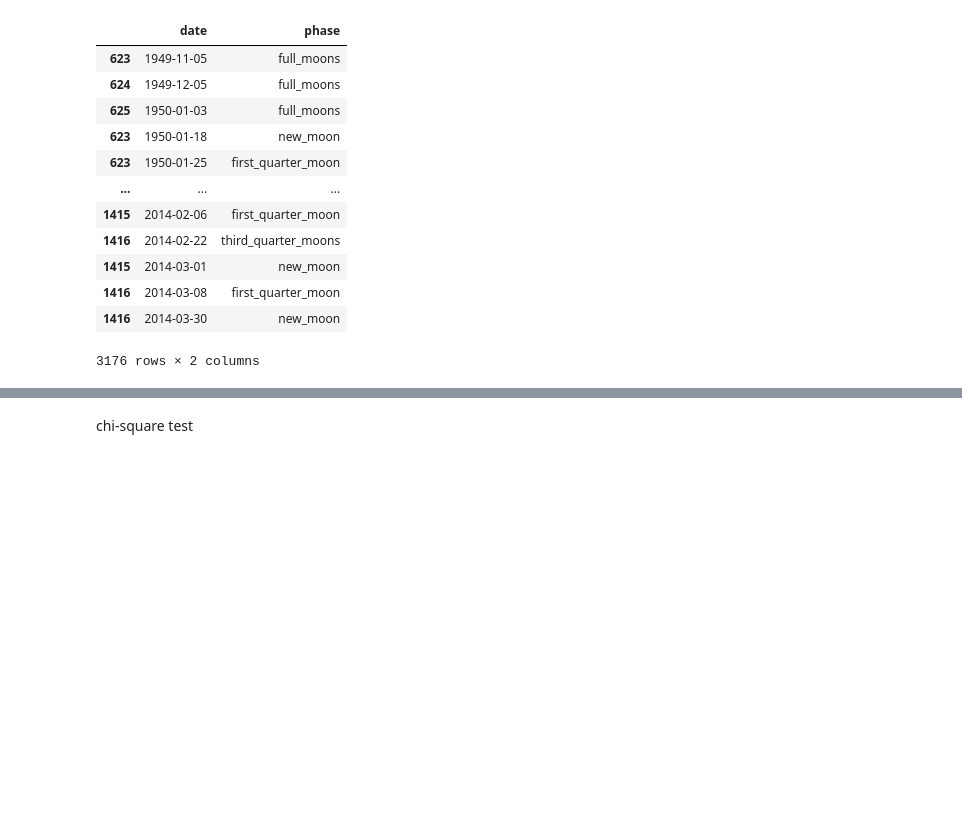
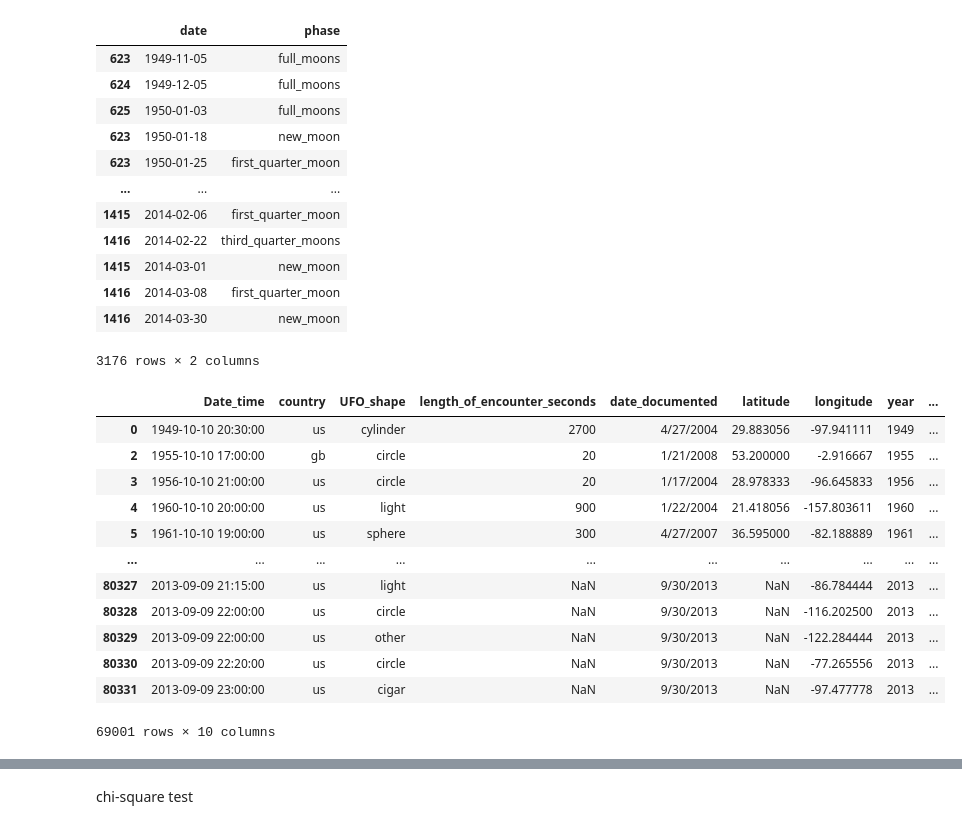
Before and after one commit to robertaparna/ufo-sightings, a Jupyter notebook: ufo-sightings.ipynb, the cells around one changed output, grey strips where cells are left out. Drawn from its saved outputs; the diff is of its cells as text; code cells hidden in the pictures; blank space fills up the shorter version.

```diff
--- a/ufo-sightings.ipynb
+++ b/ufo-sightings.ipynb
@@ -205,6 +205,13 @@ moon_data4['date'], moon_data4['phase'] = [moon_data["third_quarter_moons"], 'th
 
 moon_data = pd.concat([moon_data1, moon_data2, moon_data3, moon_data4])
 moon_data = moon_data.sort_values(by = ['date'])
+
+moon_data['date'] = pd.to_datetime(moon_data['date'])
+
+ufo_data['Date_time'] = pd.to_datetime(ufo_data['Date_time'])
+ufo_data['year'] = ufo_data['Date_time'].dt.year
+ufo_data['month'] = ufo_data['Date_time'].dt.month
+ufo_data['day'] = ufo_data['Date_time'].dt.day
 # %%
 moon_data
 # %% [output]
@@ -221,6 +228,22 @@ moon_data
 | 1416 | 2014-03-08 | first_quarter_moon |
 | 1416 | 2014-03-30 | new_moon |
 3176 rows × 2 columns
+# %%
+ufo_data
+# %% [output]
+|  | Date_time | country | UFO_shape | length_of_encounter_seconds | date_documented | latitude | longitude | year | ... |
+| 0 | 1949-10-10 20:30:00 | us | cylinder | 2700 | 4/27/2004 | 29.883056 | -97.941111 | 1949 | ... |
+| 2 | 1955-10-10 17:00:00 | gb | circle | 20 | 1/21/2008 | 53.200000 | -2.916667 | 1955 | ... |
+| 3 | 1956-10-10 21:00:00 | us | circle | 20 | 1/17/2004 | 28.978333 | -96.645833 | 1956 | ... |
+| 4 | 1960-10-10 20:00:00 | us | light | 900 | 1/22/2004 | 21.418056 | -157.803611 | 1960 | ... |
+| 5 | 1961-10-10 19:00:00 | us | sphere | 300 | 4/27/2007 | 36.595000 | -82.188889 | 1961 | ... |
+| ... | ... | ... | ... | ... | ... | ... | ... | ... | ... |
+| 80327 | 2013-09-09 21:15:00 | us | light | NaN | 9/30/2013 | NaN | -86.784444 | 2013 | ... |
+| 80328 | 2013-09-09 22:00:00 | us | circle | NaN | 9/30/2013 | NaN | -116.202500 | 2013 | ... |
+| 80329 | 2013-09-09 22:00:00 | us | other | NaN | 9/30/2013 | NaN | -122.284444 | 2013 | ... |
+| 80330 | 2013-09-09 22:20:00 | us | circle | NaN | 9/30/2013 | NaN | -77.265556 | 2013 | ... |
+| 80331 | 2013-09-09 23:00:00 | us | cigar | NaN | 9/30/2013 | NaN | -97.477778 | 2013 | ... |
+69001 rows × 10 columns
 # %%
 import datetime
 
```
Also changed, not shown: parts of 14 cells of this notebook, 1 other file.
